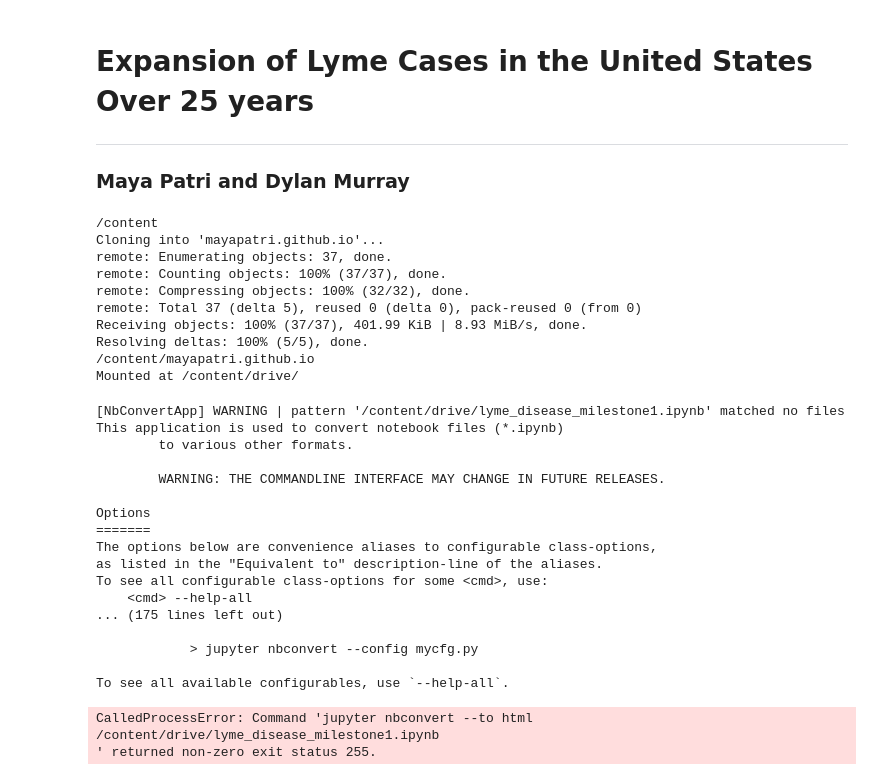
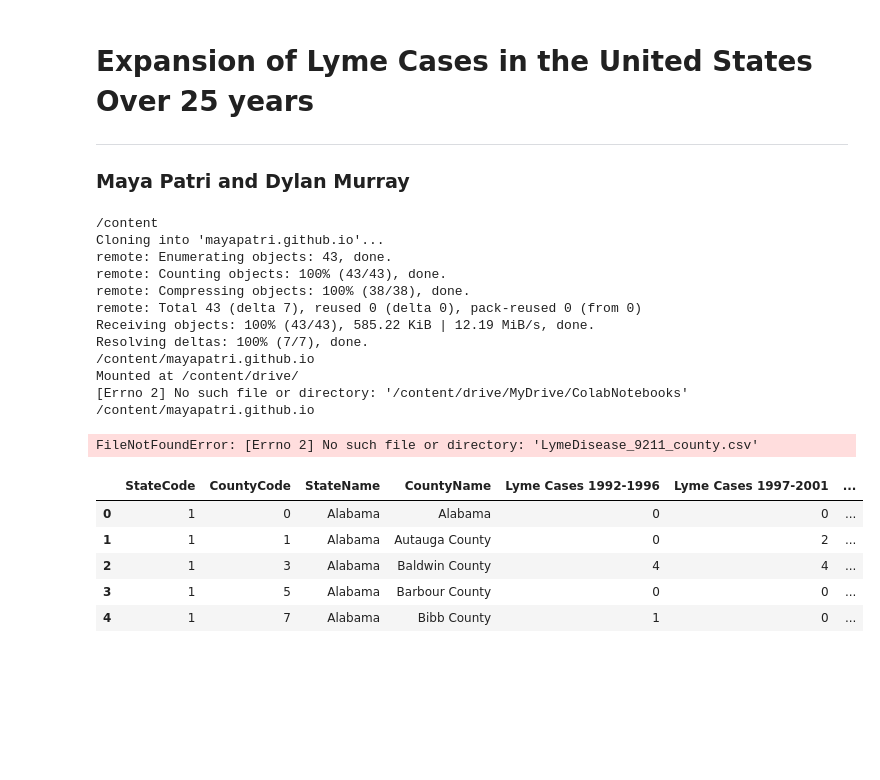
Before and after one commit to mayapatri/mayapatri.github.io, a Jupyter notebook: Lyme_Incident_Rates.ipynb, the cells around one changed output. Drawn from its saved outputs; the diff is of its cells as text; code cells hidden in the pictures; blank space fills up the shorter version.

```diff
--- a/Lyme_Incident_Rates.ipynb
+++ b/Lyme_Incident_Rates.ipynb
@@ -15,41 +15,24 @@
 %cd mayapatri.github.io
 
 from google.colab import drive
-drive.mount('/content/drive/')
+drive.mount('/content/drive/', force_remount = True)
+%cd /content/drive/MyDrive/ColabNotebooks
 # %% [output]
 /content
 Cloning into 'mayapatri.github.io'...
-remote: Enumerating objects: 37, done.
-remote: Counting objects: 100% (37/37), done.
-remote: Compressing objects: 100% (32/32), done.
-remote: Total 37 (delta 5), reused 0 (delta 0), pack-reused 0 (from 0)
-Receiving objects: 100% (37/37), 401.99 KiB | 8.93 MiB/s, done.
-Resolving deltas: 100% (5/5), done.
+remote: Enumerating objects: 43, done.
+remote: Counting objects: 100% (43/43), done.
+remote: Compressing objects: 100% (38/38), done.
+remote: Total 43 (delta 7), reused 0 (delta 0), pack-reused 0 (from 0)
+Receiving objects: 100% (43/43), 585.22 KiB | 12.19 MiB/s, done.
+Resolving deltas: 100% (7/7), done.
 /content/mayapatri.github.io
 Mounted at /content/drive/
+[Errno 2] No such file or directory: '/content/drive/MyDrive/ColabNotebooks'
+/content/mayapatri.github.io
 # %%
 %%shell
-jupyter nbconvert --to html /content/drive/lyme_disease_milestone1.ipynb
+#jupyter nbconvert --to html /content/drive/MyDrive/lyme_disease_milestone1.ipynb
-# %% [output]
-[NbConvertApp] WARNING | pattern '/content/drive/lyme_disease_milestone1.ipynb' matched no files
-This application is used to convert notebook files (*.ipynb)
-        to various other formats.
-
-        WARNING: THE COMMANDLINE INTERFACE MAY CHANGE IN FUTURE RELEASES.
-
-Options
-=======
-The options below are convenience aliases to configurable class-options,
-as listed in the "Equivalent to" description-line of the aliases.
-To see all configurable class-options for some <cmd>, use:
-    <cmd> --help-all
-... (175 lines left out)
-
-            > jupyter nbconvert --config mycfg.py
-
-To see all available configurables, use `--help-all`.
-CalledProcessError: Command 'jupyter nbconvert --to html /content/drive/lyme_disease_milestone1.ipynb
-' returned non-zero exit status 255.
 # %%
 import pandas as pd
 import numpy as np
@@ -57,7 +40,18 @@ import matplotlib.pyplot as plt
 import seaborn as sns
 
 
-df = pd.read_csv('/content/mayapatri.github.io/milestone 1/LymeDisease_9211_county.csv')
+df = pd.read_csv('LymeDisease_9211_county.csv')
+# %% [output]
+FileNotFoundError: [Errno 2] No such file or directory: 'LymeDisease_9211_county.csv'
+# %%
+df.head()
+# %% [output]
+|  | StateCode | CountyCode | StateName | CountyName | Lyme Cases 1992-1996 | Lyme Cases 1997-2001 | ... |
+| 0 | 1 | 0 | Alabama | Alabama | 0 | 0 | ... |
+| 1 | 1 | 1 | Alabama | Autauga County | 0 | 2 | ... |
+| 2 | 1 | 3 | Alabama | Baldwin County | 4 | 4 | ... |
+| 3 | 1 | 5 | Alabama | Barbour County | 0 | 0 | ... |
+| 4 | 1 | 7 | Alabama | Bibb County | 1 | 0 | ... |
 # %%
 df.rename(columns={'ConfirmedCount_1992_1996': 'Lyme Cases 1992-1996'}, inplace=True)
 df.rename(columns={'ConfirmedCount_1997_2001': 'Lyme Cases 1997-2001'}, inplace=True)
```
Also changed, not shown: parts of 1 cell of this notebook.
